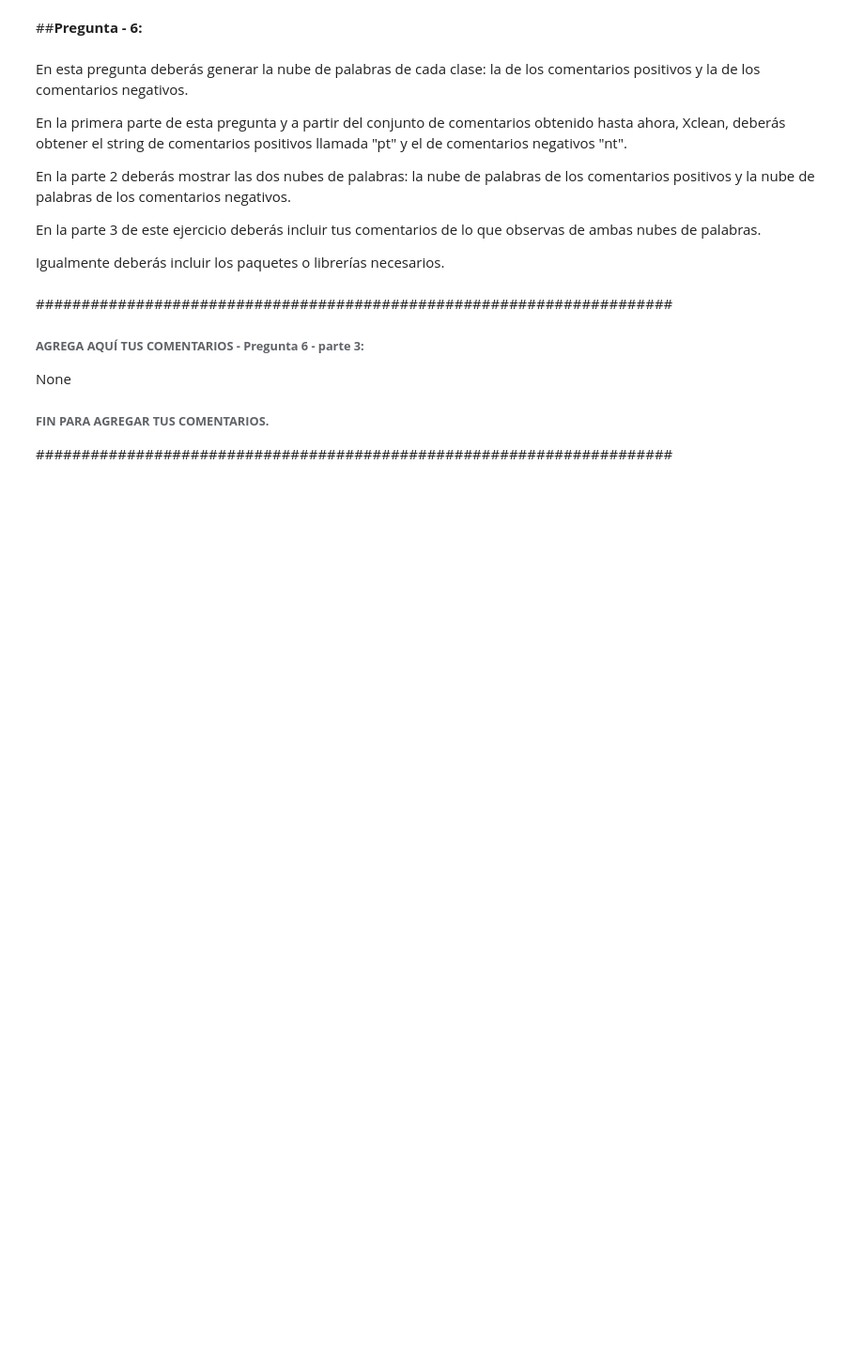
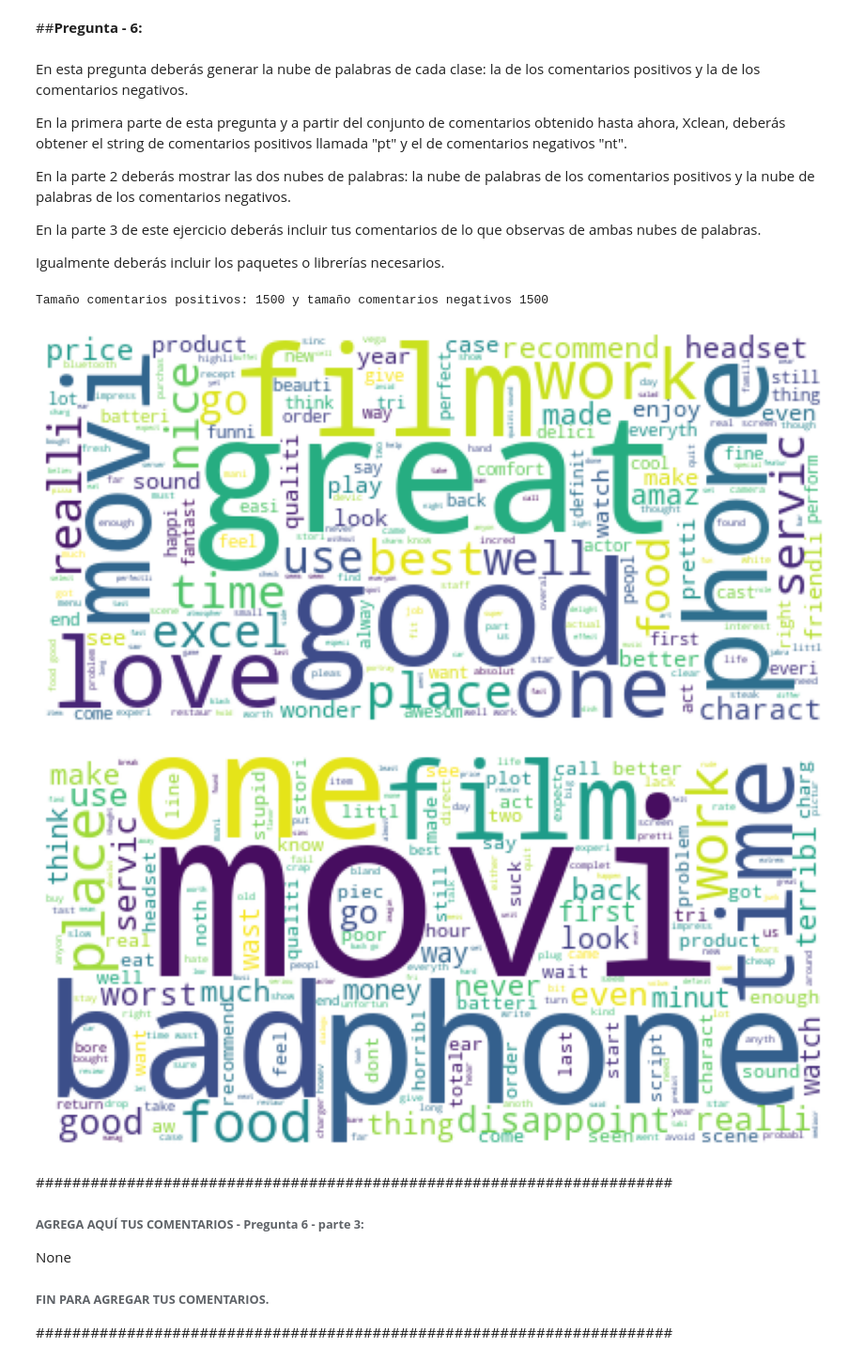
Before and after one commit to rafaeljosem/NLP, a Jupyter notebook: Semana 3y4/MNA_NLP_semanas_03_04_Actividad.ipynb, the cells around one changed output. Shown at 94% size. Cells and saved outputs as stored; diff of their text form; code cells hidden in the pictures; blank space fills up the shorter version.

```diff
--- a/Semana 3y4/MNA_NLP_semanas_03_04_Actividad.ipynb
+++ b/Semana 3y4/MNA_NLP_semanas_03_04_Actividad.ipynb
@@ -437,15 +494,14 @@ Igualmente deberás incluir los paquetes o librerías necesarios.
 ##############################################################################
 # AGREGA AQUÍ TUS LÍNEAS DE CÓDIGO - Pregunta 6 - parte 1:
 
+arr = np.array(Xclean, dtype = 'object')
 
-None
+pt = arr[Y.to_numpy() == 1]
+nt = arr[Y.to_numpy() == 0]
 
-
-
-
-
-pt = None
-nt = None
+print(f"Tamaño comentarios positivos: {pt.size} y tamaño comentarios negativos {nt.size}")
 
 # FIN PARA AGREGAR TUS LÍNEAS DE CÓDIGO.
 ##############################################################################
+# %% [output]
+Tamaño comentarios positivos: 1500 y tamaño comentarios negativos 1500
@@ -462,3 +508,36 @@ None
+# %%
+##############################################################################
+# AGREGA AQUÍ TUS LÍNEAS DE CÓDIGO - Pregunta 6 - parte 2:
+
+
+from wordcloud import WordCloud
+from matplotlib import pyplot as plt
+
+tokens = [pt, nt]
+
+for token in tokens:
+    wc_text = ''
+
+    for txt in token:
+
+        wc_text = wc_text +" " + " ".join(txt)
+
+    wc = WordCloud(background_color='white').generate(wc_text)
+
+#plot the wordcloud
+    plt.figure(figsize = (12, 12))
+    plt.imshow(wc)
+
+#to remove the axis value
+    plt.axis("off")
+    plt.show()
+
+
+# FIN PARA AGREGAR TUS LÍNEAS DE CÓDIGO.
+##############################################################################
+# %% [output]
+[figure, added]
+[figure, added]
 # %% [markdown]
 ######################################################################
 ###### **AGREGA AQUÍ TUS COMENTARIOS - Pregunta 6 - parte 3:**
```
Also changed, not shown: parts of 11 cells of this notebook.
